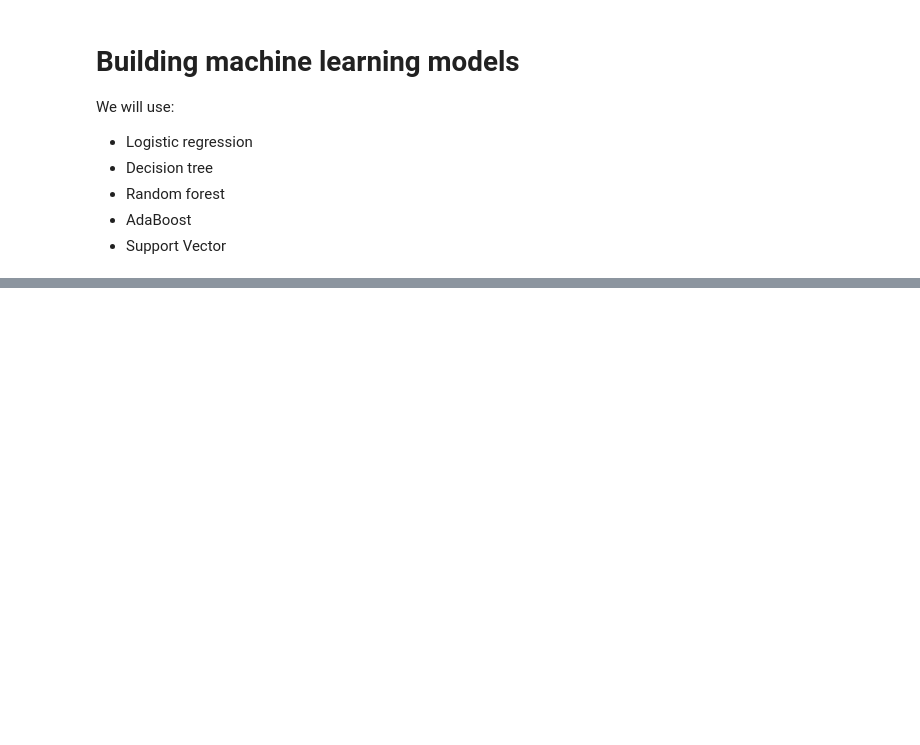
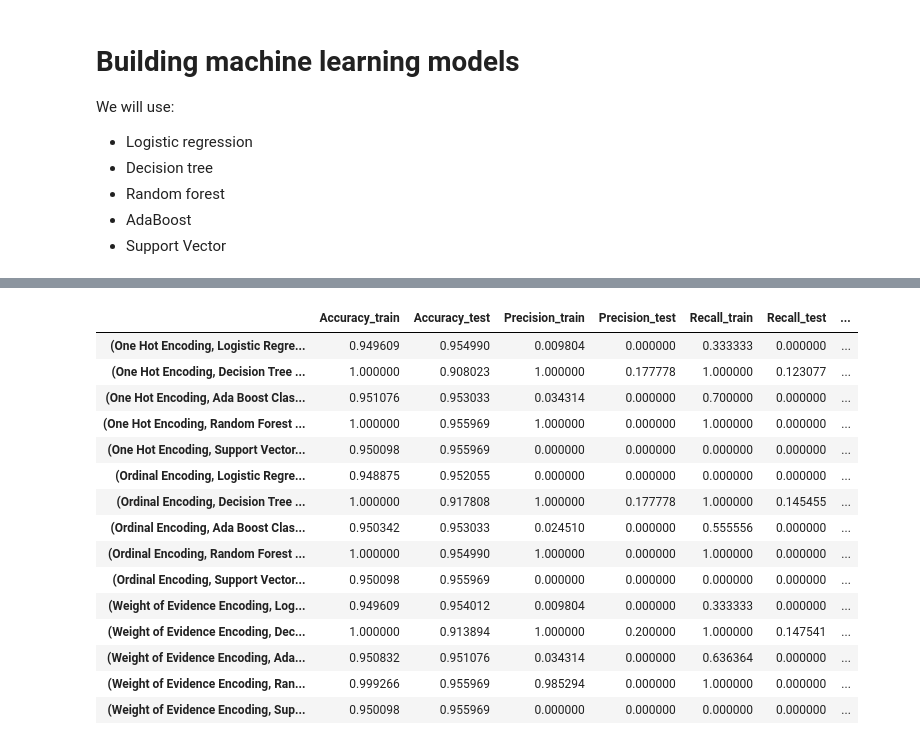
Before and after one commit to WaznyKamo/Stroke-EDA-classification, a Jupyter notebook: Stroke_dataset_EDA_and_classification.ipynb, the cells around one changed output, grey strips where cells are left out. Cells and saved outputs as stored; diff of their text form; code cells hidden in the pictures; blank space fills up the shorter version.

Commit message:
added evaluation of models

```diff
--- a/Stroke_dataset_EDA_and_classification.ipynb
+++ b/Stroke_dataset_EDA_and_classification.ipynb
@@ -414,3 +433,21 @@ We will use:
+# %%
+def evaluate_model(model, X_train, X_test, y_train, y_test):
+    model.fit(X_train, y_train)
+    y_pred_train = model.predict(X_train)
+    y_pred_test = model.predict(X_test)
+
+    return {
+        "Accuracy_train":  sklearn.metrics.accuracy_score(y_pred_train, y_train),
+        "Accuracy_test": sklearn.metrics.accuracy_score(y_pred_test, y_test),
+        "Precision_train":    sklearn.metrics.precision_score(y_pred_train, y_train),
+        "Precision_test":   sklearn.metrics.precision_score(y_pred_test, y_test),
+        "Recall_train":    sklearn.metrics.recall_score(y_pred_train, y_train),
+        "Recall_test":   sklearn.metrics.recall_score(y_pred_test, y_test),
+        "F1_score_train":   sklearn.metrics.f1_score(y_pred_train, y_train),
+        "F1_score_test":  sklearn.metrics.f1_score(y_pred_test, y_test),
+#         "AUC_train":   sklearn.metrics.roc_auc_score(y_pred_train, y_train),
+#         "AUC_test":  sklearn.metrics.roc_auc_score(y_pred_test, y_test)
+    }
 # %%
 from sklearn.linear_model import LogisticRegression
 from sklearn.tree import DecisionTreeClassifier
@@ -420,0 +456,5 @@ models = [LogisticRegression(), DecisionTreeClassifier(), AdaBoostClassifier(),
+# %%
+models_names = ['Logistic Regression', 'Decision Tree Classifier', 'Ada Boost Classifier', 'Random Forest Classifier', 'Support Vector Machine']
+models_objects = [LogisticRegression(), DecisionTreeClassifier(), AdaBoostClassifier(), RandomForestClassifier(), svm.SVC()]
+
+models = dict(zip(models_names, models_objects))
@@ -420,0 +469,18 @@ models = [LogisticRegression(), DecisionTreeClassifier(), AdaBoostClassifier(),
+# %%
+data_list_names = ['One Hot Encoding', 'Ordinal Encoding', 'Weight of Evidence Encoding']
+datasets = dict(zip(data_list_names, data_list))
+# %%
+results = pd.DataFrame()
+
+
+for dataset_name, dataset in datasets.items():
+    X = dataset[dataset.columns.difference(['stroke'])]
+    Y = dataset['stroke']
+    idx_train, idx_test = sklearn.model_selection.train_test_split(np.arange(X.shape[0]), test_size=0.2, random_state=3)
+
+    X_train, X_test = X.iloc[idx_train, :], X.iloc[idx_test, :]
+    Y_train, Y_test = Y[idx_train], Y[idx_test]
+
+    for model_name, model in models.items():
+        result = evaluate_model(model, X_train, X_test, Y_train, Y_test)
+        results = pd.concat([results, pd.DataFrame(result, index=[(dataset_name, model_name)])])
@@ -420,0 +495,19 @@ models = [LogisticRegression(), DecisionTreeClassifier(), AdaBoostClassifier(),
+# %%
+results
+# %% [output]
+|  | Accuracy_train | Accuracy_test | Precision_train | Precision_test | Recall_train | Recall_test | ... |
+| (One Hot Encoding, Logistic Regre... | 0.949609 | 0.954990 | 0.009804 | 0.000000 | 0.333333 | 0.000000 | ... |
+| (One Hot Encoding, Decision Tree ... | 1.000000 | 0.908023 | 1.000000 | 0.177778 | 1.000000 | 0.123077 | ... |
+| (One Hot Encoding, Ada Boost Clas... | 0.951076 | 0.953033 | 0.034314 | 0.000000 | 0.700000 | 0.000000 | ... |
+| (One Hot Encoding, Random Forest ... | 1.000000 | 0.955969 | 1.000000 | 0.000000 | 1.000000 | 0.000000 | ... |
+| (One Hot Encoding, Support Vector... | 0.950098 | 0.955969 | 0.000000 | 0.000000 | 0.000000 | 0.000000 | ... |
+| (Ordinal Encoding, Logistic Regre... | 0.948875 | 0.952055 | 0.000000 | 0.000000 | 0.000000 | 0.000000 | ... |
+| (Ordinal Encoding, Decision Tree ... | 1.000000 | 0.917808 | 1.000000 | 0.177778 | 1.000000 | 0.145455 | ... |
+| (Ordinal Encoding, Ada Boost Clas... | 0.950342 | 0.953033 | 0.024510 | 0.000000 | 0.555556 | 0.000000 | ... |
+| (Ordinal Encoding, Random Forest ... | 1.000000 | 0.954990 | 1.000000 | 0.000000 | 1.000000 | 0.000000 | ... |
+| (Ordinal Encoding, Support Vector... | 0.950098 | 0.955969 | 0.000000 | 0.000000 | 0.000000 | 0.000000 | ... |
+| (Weight of Evidence Encoding, Log... | 0.949609 | 0.954012 | 0.009804 | 0.000000 | 0.333333 | 0.000000 | ... |
+| (Weight of Evidence Encoding, Dec... | 1.000000 | 0.913894 | 1.000000 | 0.200000 | 1.000000 | 0.147541 | ... |
+| (Weight of Evidence Encoding, Ada... | 0.950832 | 0.951076 | 0.034314 | 0.000000 | 0.636364 | 0.000000 | ... |
+| (Weight of Evidence Encoding, Ran... | 0.999266 | 0.955969 | 0.985294 | 0.000000 | 1.000000 | 0.000000 | ... |
+| (Weight of Evidence Encoding, Sup... | 0.950098 | 0.955969 | 0.000000 | 0.000000 | 0.000000 | 0.000000 | ... |
```
Also changed, not shown: parts of 20 cells of this notebook.
